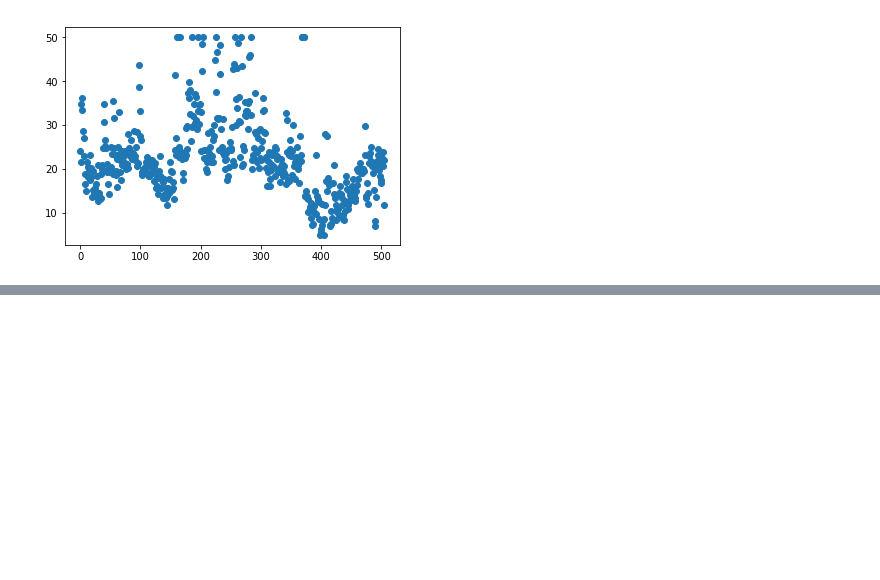
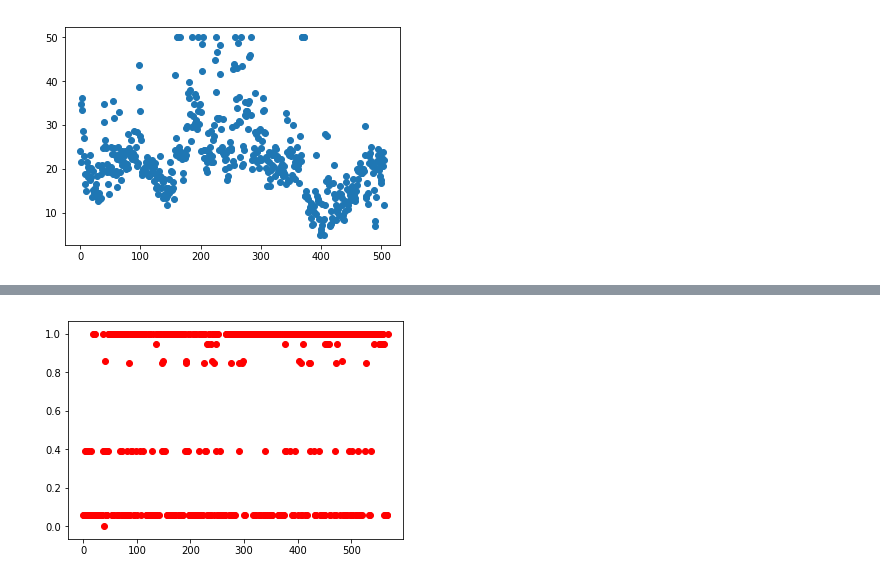
Before and after one commit to Henrython/Elements-of-Stat-Learning, a Jupyter notebook: CART.Regressor/Untitled1.ipynb, the cells around one changed output, grey strips where cells are left out. Drawn from its saved outputs; the diff is of its cells as text; code cells hidden in the pictures; blank space fills up the shorter version.

```diff
--- a/CART.Regressor/Untitled1.ipynb
+++ b/CART.Regressor/Untitled1.ipynb
@@ -133,0 +58,7 @@ plt.show()
+# %%
+data=pd.DataFrame(cancer.data)
+target=pd.Series(cancer.target)
+# %%
+config=Config(30,16)
+rtree=CART(target,data,config)
+rtree.Fit("max")
@@ -133,0 +69,9 @@ plt.show()
+# %%
+pred=rtree.Predict(data)
+# %%
+classy=[1 if i>0.5 else 0 for i in pred]
+# %%
+plt.scatter(range(len(classy)),pred,c='r')
+plt.show()
+# %% [output]
+[figure, added]
```
Also changed, not shown: parts of 15 cells of this notebook, 1 other file.
